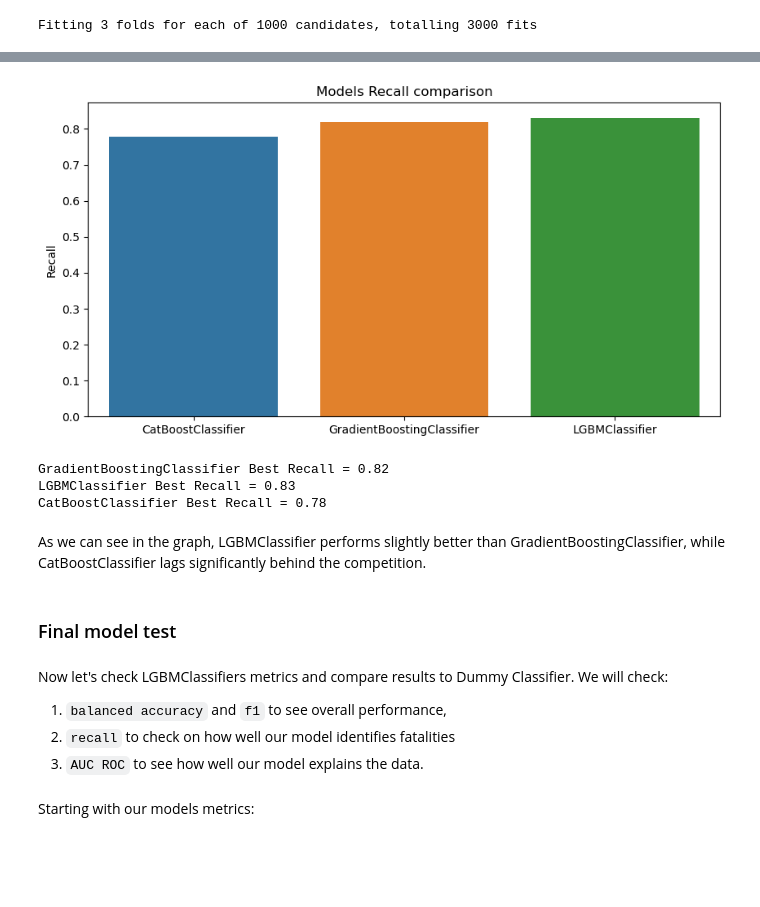
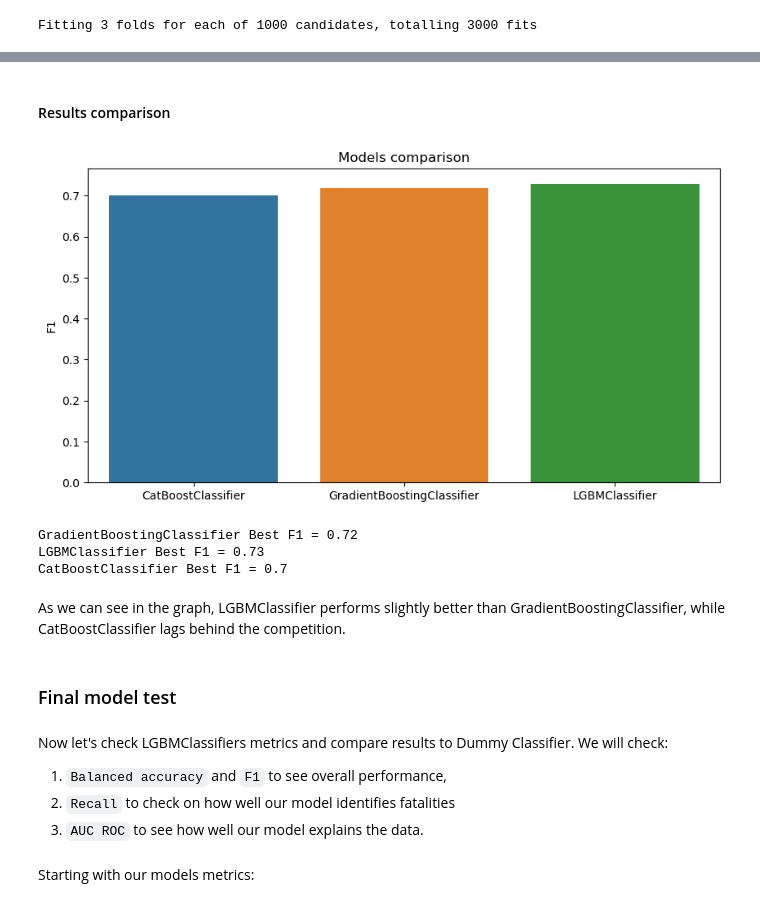
Before and after one commit to ekkv/heart-failure, a Jupyter notebook: heart_failure.ipynb, the cells around one changed output, grey strips where cells are left out. Saved outputs shown, nothing was run; the diff lists cells and outputs as text; code cells hidden in the pictures; blank space fills up the shorter version.

```diff
--- a/heart_failure.ipynb
+++ b/heart_failure.ipynb
@@ -505,27 +503,29 @@ We see that hyperparameter-tuned LGBMClassifier achieves good recall score resul
-# %%
-lists = sorted(results_dict.items())
-names, values = zip(*lists)
-
-plt.figure(figsize=(10,5))
-plt.title(f'Models Recall comparison')
-sns.barplot(x=list(names), y=list(values))
-plt.ylabel('Recall')
-plt.show()
-for name in results_dict.keys():
-    print(f'{name} Best Recall = {round(results_dict[name], 2)}')
-# %% [output]
-[figure, removed]
-GradientBoostingClassifier Best Recall = 0.82
-LGBMClassifier Best Recall = 0.83
-CatBoostClassifier Best Recall = 0.78
-# %% [markdown]
-As we can see in the graph, LGBMClassifier performs slightly better than GradientBoostingClassifier, while CatBoostClassifier lags significantly behind the competition.
+# %% [markdown]
+#### Results comparison
+# %%
+lists = sorted(results_dict.items())
+names, values = zip(*lists)
+
+plt.figure(figsize=(10,5))
+plt.title(f'Models comparison')
+sns.barplot(x=list(names), y=list(values))
+plt.ylabel('F1')
+plt.show()
+for name in results_dict.keys():
+    print(f'{name} Best F1 = {round(results_dict[name], 2)}')
+# %% [output]
+[figure, added]
+GradientBoostingClassifier Best F1 = 0.72
+LGBMClassifier Best F1 = 0.73
+CatBoostClassifier Best F1 = 0.7
+# %% [markdown]
+As we can see in the graph, LGBMClassifier performs slightly better than GradientBoostingClassifier, while CatBoostClassifier lags behind the competition.
 # %% [markdown]
 ### Final model test
 # %% [markdown]
 Now let's check LGBMClassifiers metrics and compare results to Dummy Classifier. We will check:
-1) `balanced accuracy` and `f1` to see overall performance,
-2) `recall` to check on how well our model identifies fatalities
+1) `Balanced accuracy` and `F1` to see overall performance,
+2) `Recall` to check on how well our model identifies fatalities
 3) `AUC ROC` to see how well our model explains the data.
 # %%
 # Results dict
```
Also changed, not shown: parts of 17 cells of this notebook.
